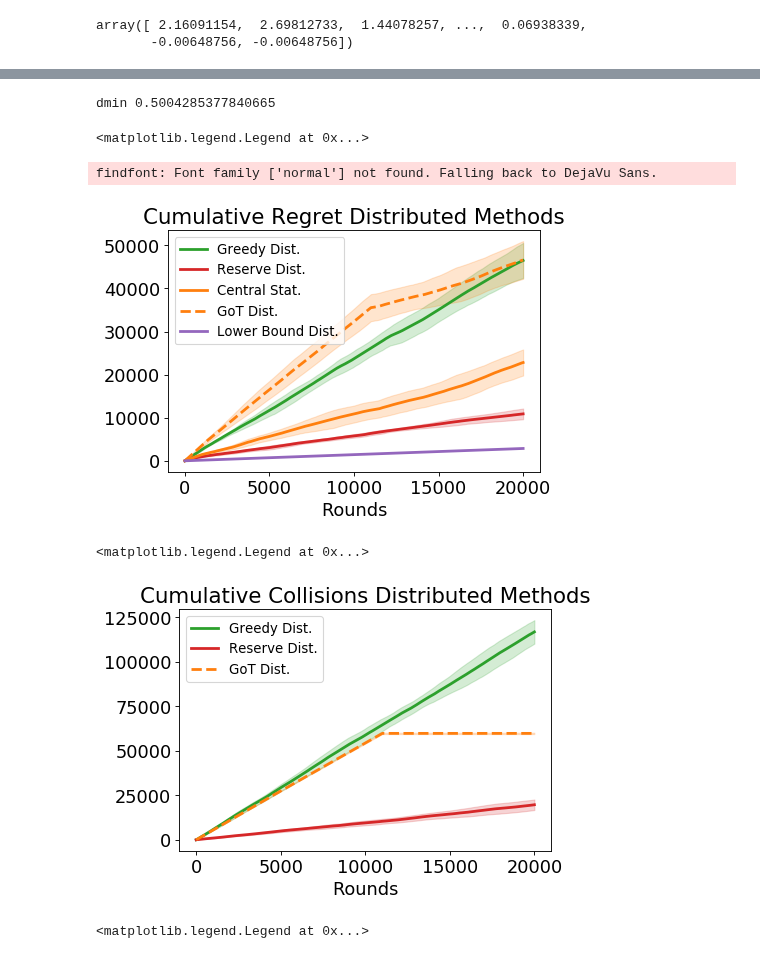
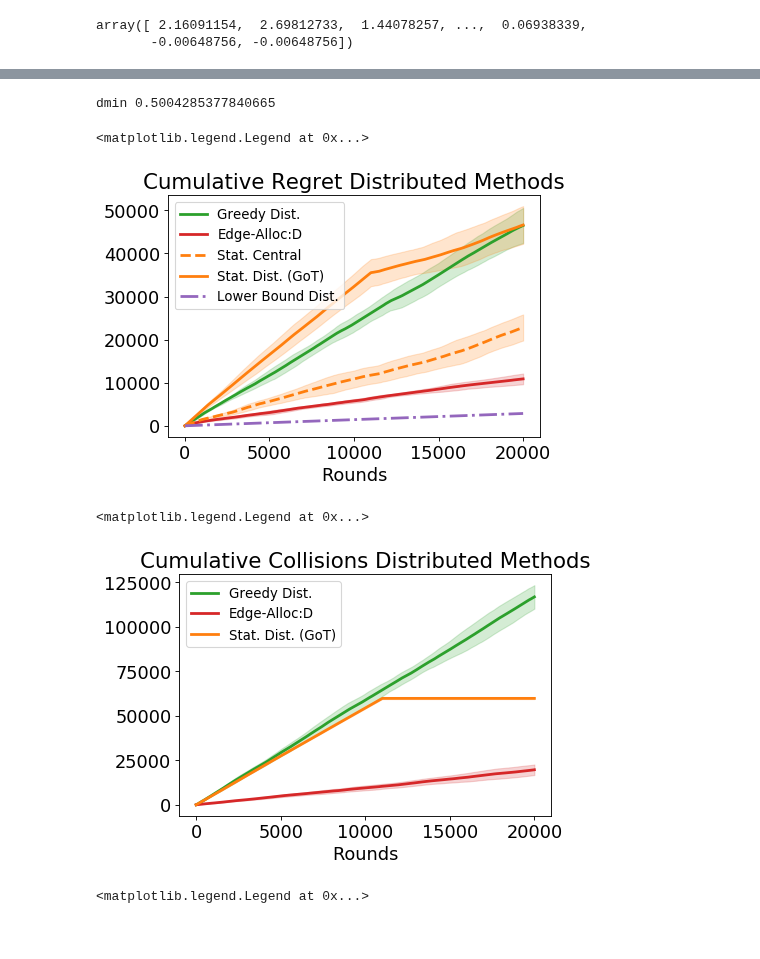
Before and after one commit to tj-kim/DistMEC, a Jupyter notebook: experiments/22_07_19 Exp1 Algorithm Comparison.ipynb, the cells around one changed output, grey strips where cells are left out. Saved outputs shown, nothing was run; the diff lists cells and outputs as text; code cells hidden in the pictures.

```diff
--- a/experiments/22_07_19 Exp1 Algorithm Comparison.ipynb
+++ b/experiments/22_07_19 Exp1 Algorithm Comparison.ipynb
@@ -355,39 +355,38 @@ matplotlib.rc('font', **font)
 
 plt.plot(np.cumsum(regret_worst_avg), label = 'Greedy Dist.', color = "tab:green", linewidth=2.5)
 y = np.cumsum(regret_worst_avg)
 plt.fill_between(range(T), y-regret_worst_sd2, y+regret_worst_sd2,
                 alpha=0.2, edgecolor='tab:green', facecolor='tab:green', linewidth=1, antialiased=True)
 
-plt.plot(np.cumsum(regret_rsv_avg), label = 'Reserve Dist.', color = "tab:red", linewidth=2.5)
+plt.plot(np.cumsum(regret_rsv_avg), label = 'Edge-Alloc:D', color = "tab:red", linewidth=2.5)
 y = np.cumsum(regret_rsv_avg)
 plt.fill_between(range(T), y-regret_rsv_sd2, y+regret_rsv_sd2,
                 alpha=0.2, edgecolor='tab:red', facecolor='tab:red', linewidth=1, antialiased=True)
 
-plt.plot(np.cumsum(regret_cent_stat_avg), label = 'Central Stat.', color = "tab:orange", linewidth=2.5)
+plt.plot(np.cumsum(regret_cent_stat_avg), label = 'Stat. Central', color = "tab:orange", linewidth=2.5, linestyle='dashed')
 y = np.cumsum(regret_cent_stat_avg)
 plt.fill_between(range(T), y-regret_cent_stat_sd2, y+regret_cent_stat_sd2,
                 alpha=0.2, edgecolor='tab:orange', facecolor='tab:orange', linewidth=1, antialiased=True)
 
-plt.plot(np.cumsum(regret_got_avg), label = 'GoT Dist.', color = "tab:orange", linewidth=2.5, linestyle='dashed')
+plt.plot(np.cumsum(regret_got_avg), label = 'Stat. Dist. (GoT)', color = "tab:orange", linewidth=2.5)
 y = np.cumsum(regret_got_avg)
 plt.fill_between(range(T), y-regret_got_sd2, y+regret_got_sd2,
                 alpha=0.2, edgecolor='tab:orange', facecolor='tab:orange', linewidth=1, antialiased=True)
 
-plt.plot(lower_bound, label = 'Lower Bound Dist.', color = "tab:purple", linewidth=2.5)
+plt.plot(lower_bound, label = 'Lower Bound Dist.', color = "tab:purple", linewidth=2.5, linestyle='dashdot')
 
 
 
 # plt.plot(np.cumsum(regret_centralized_avg), label = 'central true')
 # plt.plot(np.cumsum(regret_opt_stat_avg), label = 'stationary optimal')
 
 plt.title('Cumulative Regret Distributed Methods')
 plt.xlabel('Rounds')
 plt.legend(prop={'size': 12})
 # %% [output]
 dmin 0.5004285377840665
 <matplotlib.legend.Legend at 0x...>
-findfont: Font family ['normal'] not found. Falling back to DejaVu Sans.
-[figure, old version]
+[figure, new version]
 # %%
 plt.figure(figsize=(6, 4), dpi=80)
 
@@ -396,12 +395,12 @@ y = np.cumsum(collisions_worst_dict_avg)
 plt.fill_between(range(T), y-collisions_worst_sd2, y+collisions_worst_sd2,
                 alpha=0.2, edgecolor='tab:green', facecolor='tab:green', linewidth=1, antialiased=True)
 
-plt.plot(np.cumsum(collisions_rsv_dict_avg), label = 'Reserve Dist.',color = "tab:red", linewidth=2.5)
+plt.plot(np.cumsum(collisions_rsv_dict_avg), label = 'Edge-Alloc:D',color = "tab:red", linewidth=2.5)
 y = np.cumsum(collisions_rsv_dict_avg)
 plt.fill_between(range(T), y-collisions_rsv_sd2, y+collisions_rsv_sd2,
                 alpha=0.2, edgecolor='tab:red', facecolor='tab:red', linewidth=1, antialiased=True)
 
-plt.plot(np.cumsum(collisions_got_avg), label = 'GoT Dist.', color = "tab:orange", linewidth=2.5, linestyle='dashed')
+plt.plot(np.cumsum(collisions_got_avg), label = 'Stat. Dist. (GoT)', color = "tab:orange", linewidth=2.5)
 y = np.cumsum(collisions_got_avg)
 plt.fill_between(range(T), y-collisions_got_sd2, y+collisions_got_sd2,
                 alpha=0.2, edgecolor='tab:orange', facecolor='tab:orange', linewidth=1, antialiased=True)
@@ -414,7 +413,7 @@ plt.xlabel('Rounds')
 plt.legend(prop={'size': 12})
 # %% [output]
 <matplotlib.legend.Legend at 0x...>
-[figure, old version]
+[figure, new version]
 # %%
 
 m = 100
```
Also changed, not shown: parts of 2 cells of this notebook, 4 other files.
